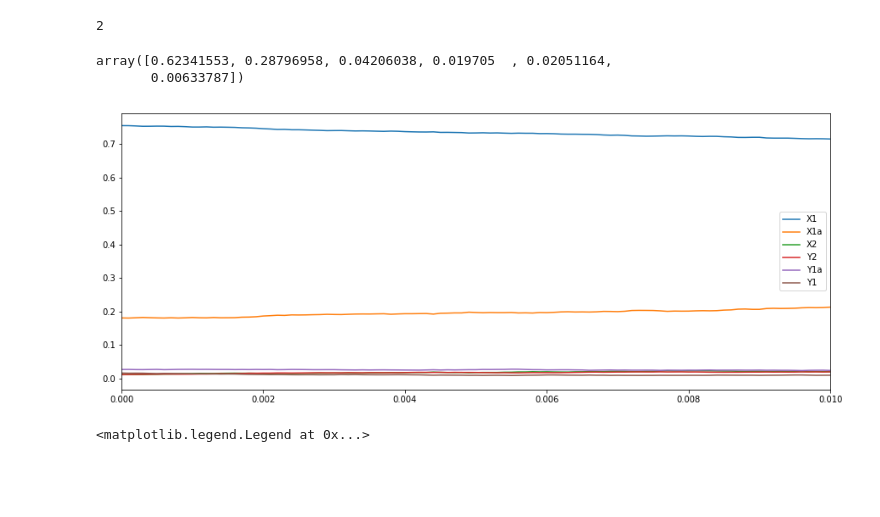
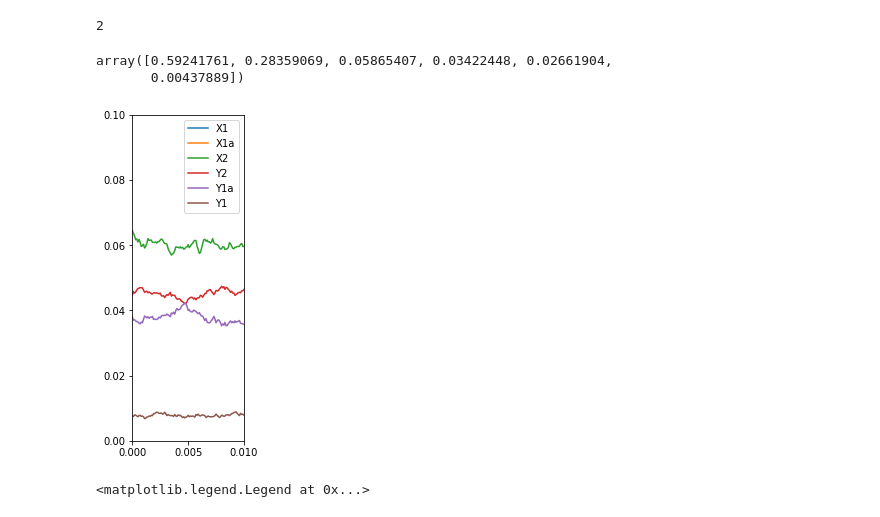
Before and after one commit to KabirDabholkar/tripartiteSynapse, a Jupyter notebook: tools/tools/SERCA brute-2.ipynb, the cells around one changed output. Drawn from its saved outputs; the diff is of its cells as text; code cells hidden in the pictures; blank space fills up the shorter version.

```diff
--- a/tools/tools/SERCA brute-2.ipynb
+++ b/tools/tools/SERCA brute-2.ipynb
@@ -407,21 +407,21 @@ int(2.08)
 # %%
 def serca_mol_plot(dat_loc):
     serca_mol= np.loadtxt(dat_loc+'/serca_mol.dat')
-    plt.figure(figsize=(15,6))
+    plt.figure(figsize=(2,6))
     for i,lb in enumerate(['X1','X1a','X2','Y2','Y1a','Y1']):
         plt.plot(serca_mol.T[0],serca_mol.T[i+1]/8678.0,label=lb)
     plt.legend()
-    #plt.ylim((0,0.1))
+    plt.ylim((0,0.1))
     plt.xlim((0,0.01))
     #return np.average(np.array(serca_mol[:,1:])/8678.0,axis=0)
     return np.array(serca_mol[-1,1:])/8678.0
     #print serca_mol[0,1:]/8678.0
 # %%
-serca_mol_plot('/data/kabir/output/ppf/brute750/3/500/s_00001/dat')
+serca_mol_plot('/data/kabir/output/ppf/brute750_5/3.9/750/s_00001/dat')
 # %% [output]
-array([0.62341553, 0.28796958, 0.04206038, 0.019705  , 0.02051164,
-       0.00633787])
+array([0.59241761, 0.28359069, 0.05865407, 0.03422448, 0.02661904,
+       0.00437889])
-[figure, old version]
+[figure, new version]
 # %%
 data_file='/data/kabir/output/ppf/brute750/'+str(sf)+'/'+str(ic)+'/s_00001/dat/ca.dat'
 data[ic]=np.loadtxt(data_file)
```
Also changed, not shown: parts of 2 cells of this notebook, 43 other files.
